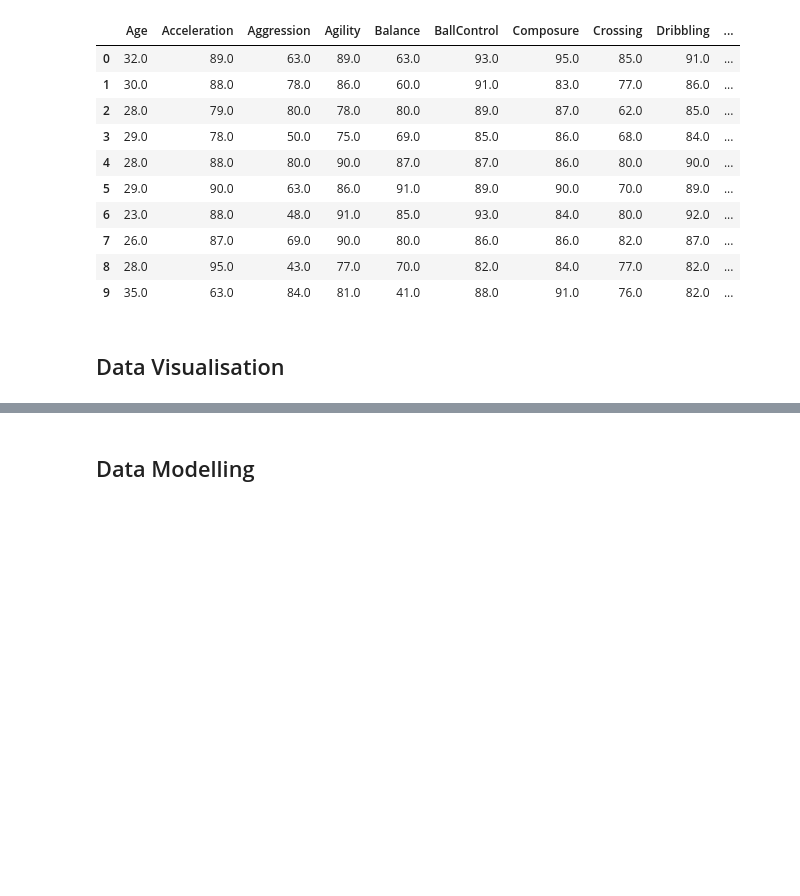
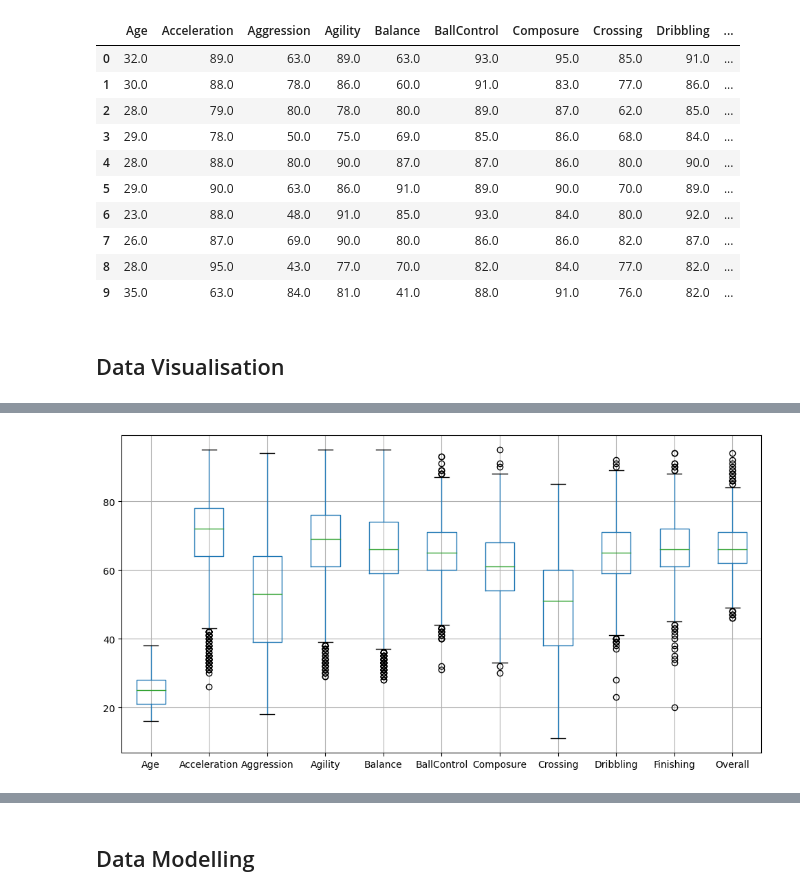
Before and after one commit to morilisa25/com.mcast.adad2023.a02.mori_lisa, a Jupyter notebook: assignment.ipynb, the cells around one changed output, grey strips where cells are left out. Drawn from its saved outputs; the diff is of its cells as text; code cells hidden in the pictures; blank space fills up the shorter version.

```diff
--- a/assignment.ipynb
+++ b/assignment.ipynb
@@ -200,0 +209,6 @@ data.head(10)
+# %%
+plt.figure(figsize=(12, 6))
+data.boxplot()
+plt.show()
+# %% [output]
+[figure, added]
```
Also changed, not shown: parts of 4 cells of this notebook.
